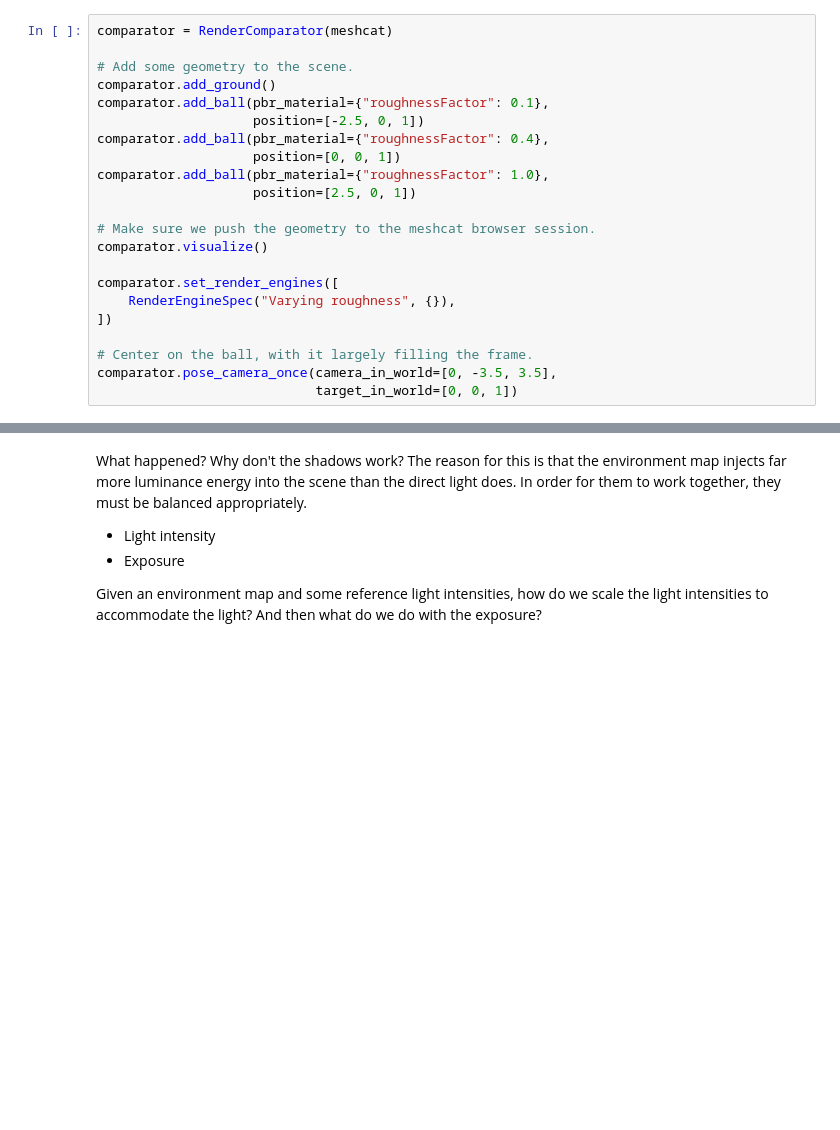
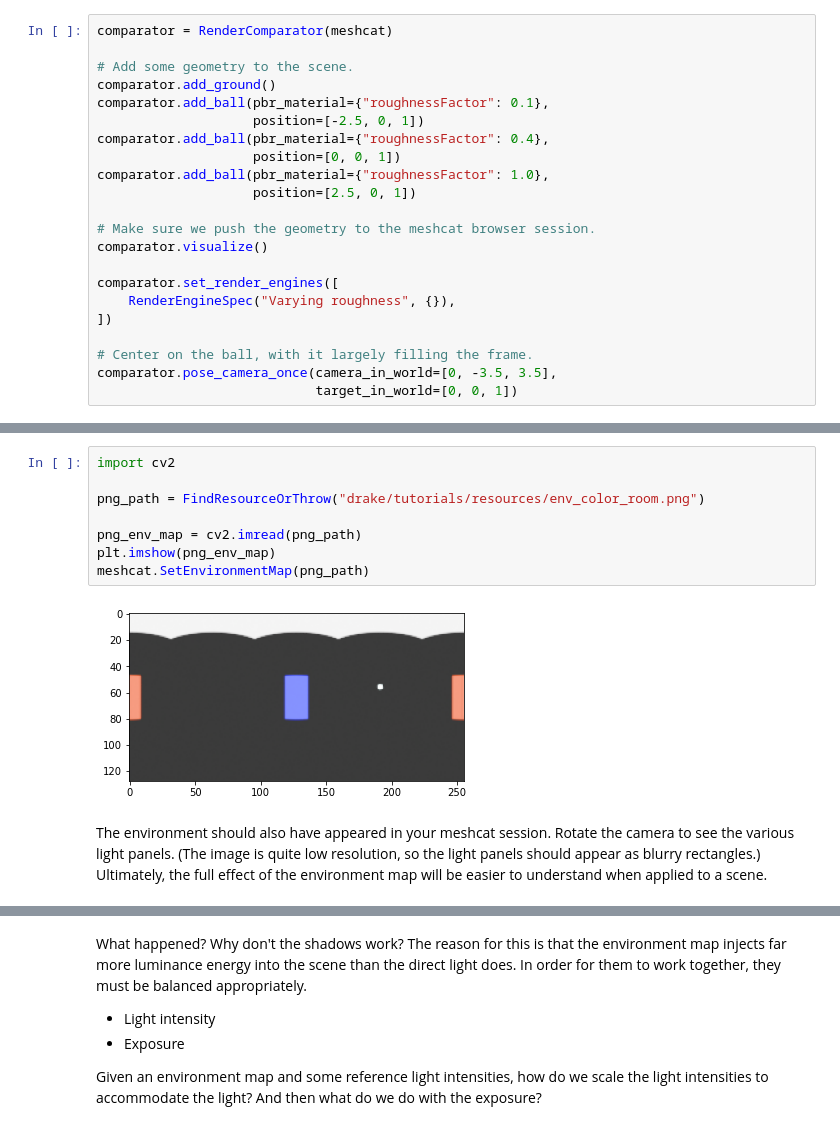
Before and after one commit to SeanCurtis-TRI/drake, a Jupyter notebook: tutorials/configuring_lighting.ipynb, the cells around one changed output, grey strips where cells are left out. Drawn from its saved outputs; the diff is of its cells as text; blank space fills up the shorter version.

```diff
--- a/tutorials/configuring_lighting.ipynb
+++ b/tutorials/configuring_lighting.ipynb
@@ -1083,0 +1093,16 @@ reflected in mirror-like surfaces.
+# %%
+import cv2
+
+png_path = FindResourceOrThrow("drake/tutorials/resources/env_color_room.png")
+
+png_env_map = cv2.imread(png_path)
+plt.imshow(png_env_map)
+meshcat.SetEnvironmentMap(png_path)
+# %% [output]
+[figure, added]
+# %% [markdown]
+The environment should also have appeared in your meshcat session. Rotate the
+camera to see the various light panels. (The image is quite low resolution, so
+the light panels should appear as blurry rectangles.) Ultimately, the full
+effect of the environment map will be easier to understand when applied to a
+scene.
```
Also changed, not shown: parts of 39 cells of this notebook, 10 other files.
